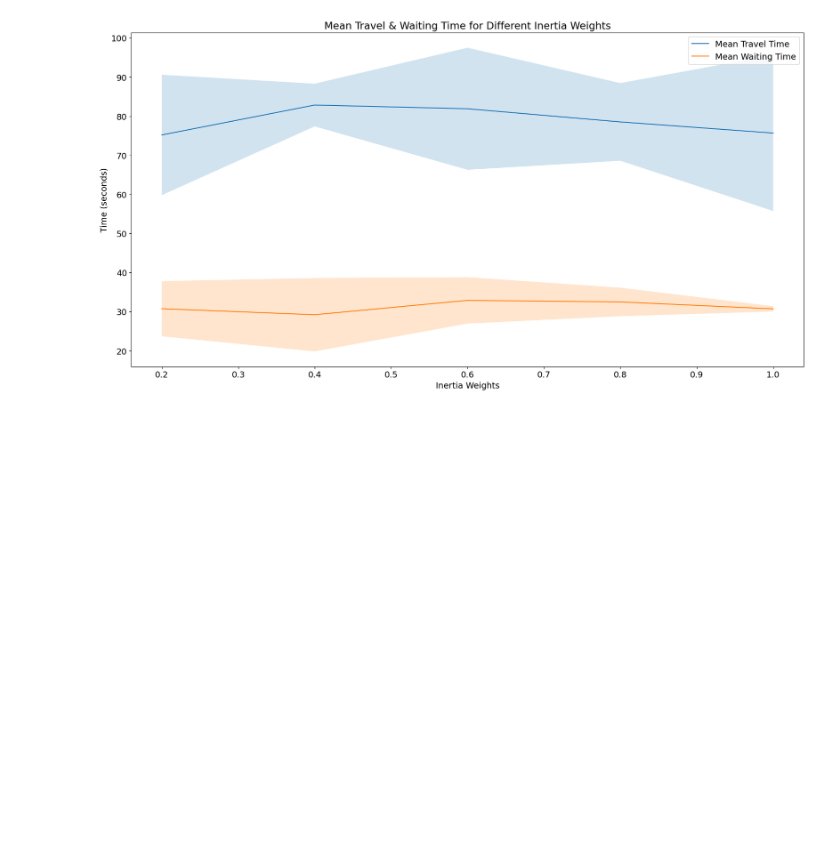
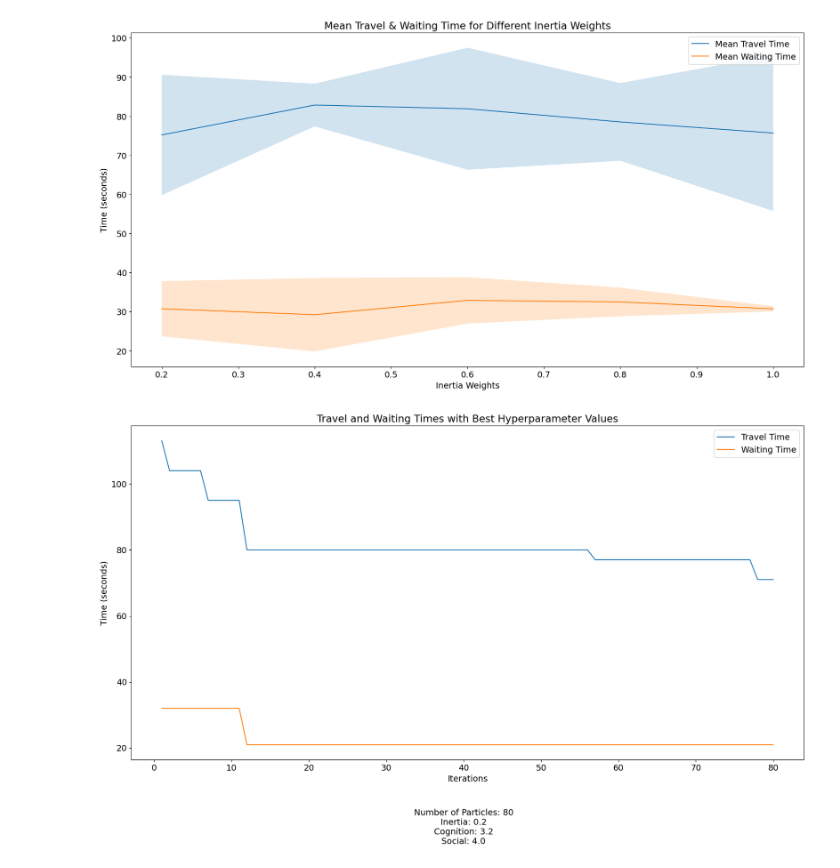
Before and after one commit to Manan-dev/Traffic-Optimization-Project, a Jupyter notebook: notebooks/sim_pso.ipynb, the cells around one changed output. Drawn from its saved outputs; the diff is of its cells as text; code cells hidden in the pictures; blank space fills up the shorter version.

Commit message:
Add graphing for best hyperparameter values

```diff
--- a/notebooks/sim_pso.ipynb
+++ b/notebooks/sim_pso.ipynb
@@ -417,6 +449,17 @@ write_to_csv(waiting_time_inertia_weights, '../data/inertia_weights_waiting_time
 # --------------------- SOCIAL AND COGNITIVE COMPONENTS ---------------------
 write_to_csv(travel_time_social_cognition, '../data/social_cognition_travel_time.csv')
 write_to_csv(waiting_time_social_cognition, '../data/social_cognition_waiting_time.csv')
+# %%
+# --------------------- BEST HYPERPARAMETER VALUES ---------------------
+with open('../data/best_parameters_waiting_time.csv', 'w') as f:
+    f.write('fitness_values_waiting_time_best\n')
+    for value in fitness_values_waiting_time_best:
+        f.write(f'{value}\n')
+
+with open('../data/best_parameters_travel_time.csv', 'w') as f:
+    f.write('fitness_values_travel_time_best\n')
+    for value in fitness_values_travel_time_best:
+        f.write(f'{value}\n')
 # %%
 import pandas as pd
 import matplotlib.pyplot as plt
@@ -692,3 +735,36 @@ plt.savefig('../plots/mean_times_inertia_weights.png', bbox_inches='tight')
 plt.show()
 # %% [output]
 [figure]
+# %%
+import numpy as np
+import pandas as pd
+import matplotlib.pyplot as plt
+
+plt.rcParams["figure.figsize"] = (20, 10)
+plt.rcParams["font.size"] = 14
+
+# Read in CSV Files
+
+best_travel_time_df = pd.read_csv('../data/best_parameters_travel_time.csv')
+best_waiting_time_df = pd.read_csv('../data/best_parameters_waiting_time.csv')
+
+iterations = []
+
+for i in range(len(best_travel_time_df)):
+    iterations.append(i + 1)
+
+plt.plot(iterations, best_travel_time_df["fitness_values_travel_time_best"], label="Travel Time")
+plt.plot(iterations, best_waiting_time_df["fitness_values_waiting_time_best"], label="Waiting Time")
+plt.text(float(len(iterations) / 2), -4.0,
+         f'Number of Particles: 80\nInertia: 0.2\nCognition: 3.2\nSocial: 4.0',
+         horizontalalignment='center',
+         verticalalignment='center',
+         )
+plt.title('Travel and Waiting Times with Best Hyperparameter Values')
+plt.xlabel('Iterations')
+plt.ylabel('Time (seconds)')
+plt.legend()
+plt.savefig('../plots/best_parameters_travel_and_waiting_time.png', bbox_inches='tight')
+plt.show()
+# %% [output]
+[figure, added]
```
Also changed, not shown: parts of 5 cells of this notebook, 5 other files.
